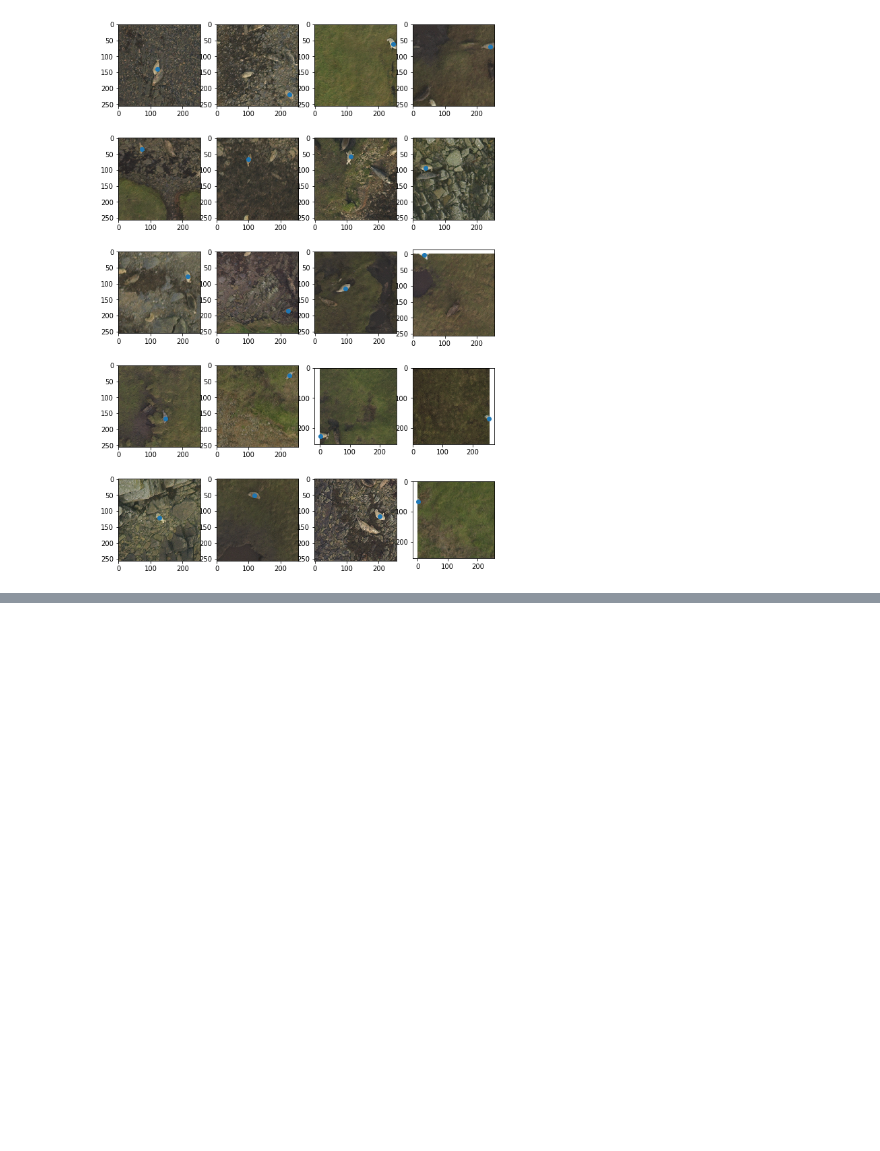
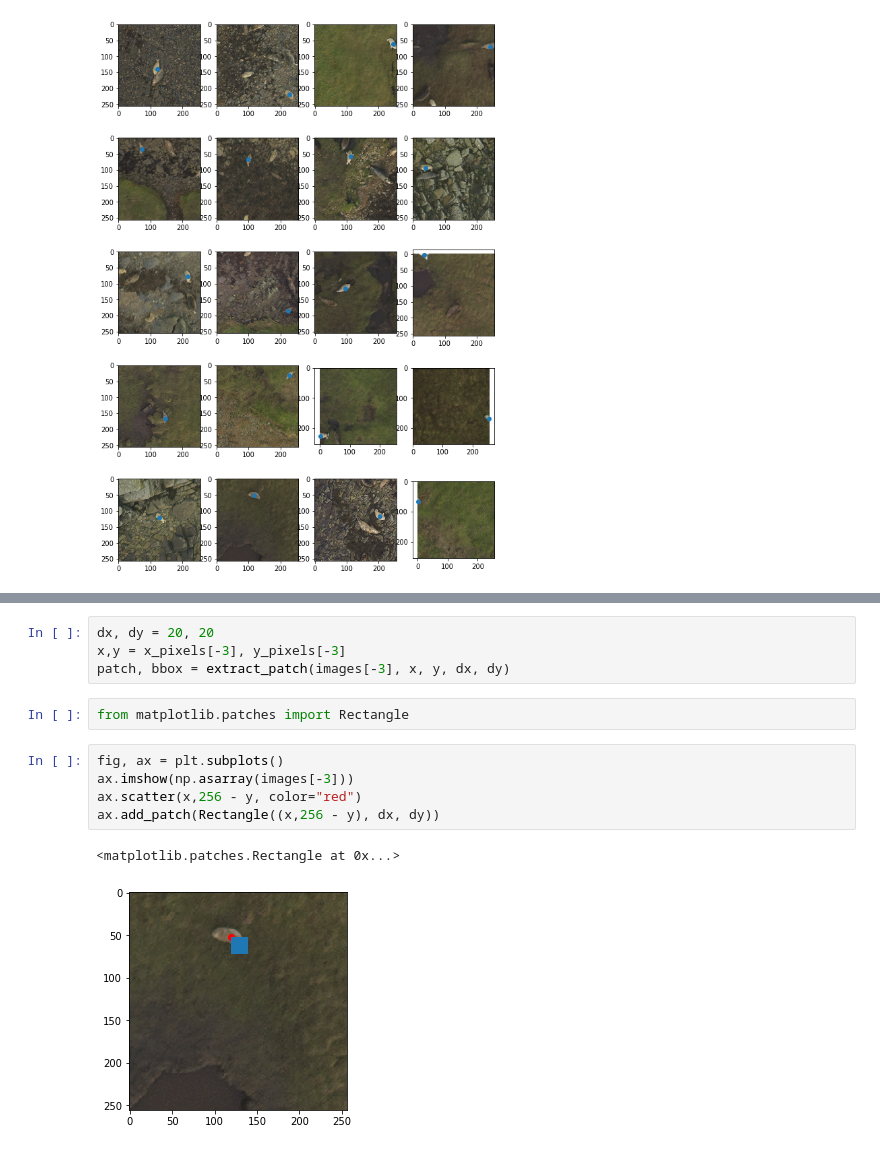
Before and after one commit to alex-schaaf/savewally, a Jupyter notebook: window_size.ipynb, the cells around one changed output, grey strips where cells are left out. Drawn from its saved outputs; the diff is of its cells as text; blank space fills up the shorter version.

```diff
--- a/window_size.ipynb
+++ b/window_size.ipynb
@@ -101,0 +136,14 @@ for i, axi in enumerate(ax.flat):
+# %%
+dx, dy = 20, 20
+x,y = x_pixels[-3], y_pixels[-3]
+patch, bbox = extract_patch(images[-3], x, y, dx, dy)
+# %%
+from matplotlib.patches import Rectangle
+# %%
+fig, ax = plt.subplots()
+ax.imshow(np.asarray(images[-3]))
+ax.scatter(x,256 - y, color="red")
+ax.add_patch(Rectangle((x,256 - y), dx, dy))
+# %% [output]
+<matplotlib.patches.Rectangle at 0x...>
+[figure, added]
```
Also changed, not shown: parts of 17 cells of this notebook.
